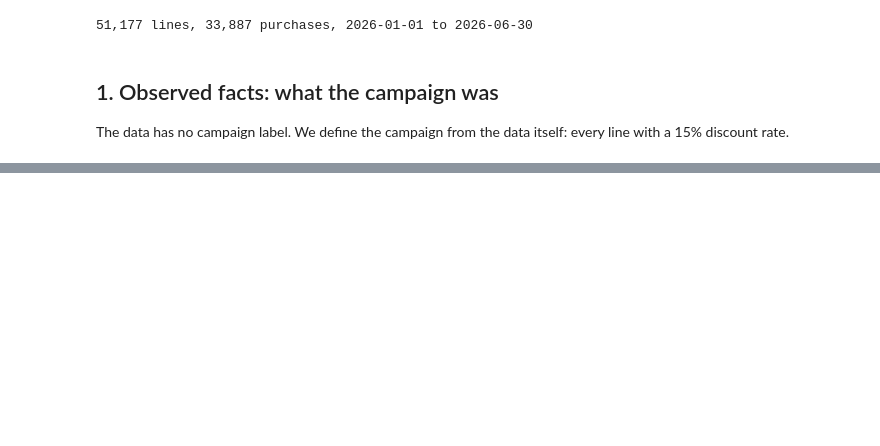
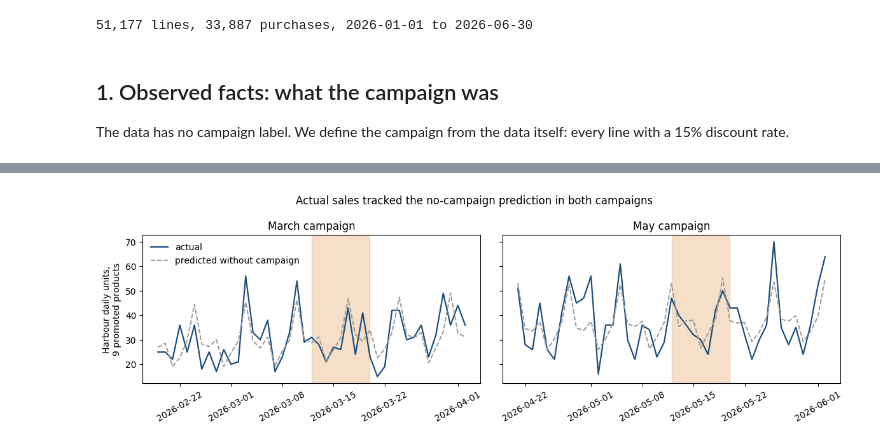
Before and after one commit to Zahraa0610/EECE490-HACKATHON-zjad, a Jupyter notebook: stories_step1/notebooks/02_promo_campaign.ipynb, the cells around one changed output, grey strips where cells are left out. Saved outputs shown, nothing was run; the diff lists cells and outputs as text; code cells hidden in the pictures; blank space fills up the shorter version.

Commit message:
Garden costing audit, ML campaign counterfactual, README theme

```diff
--- a/stories_step1/notebooks/02_promo_campaign.ipynb
+++ b/stories_step1/notebooks/02_promo_campaign.ipynb
@@ -157,12 +33,0 @@ results.round(1)
-# %%
-share = daily.units_H_camp / (daily.units_H_camp + daily.units_C_camp)
-fig, ax = plt.subplots(figsize=(11, 3.8))
-ax.plot(share.index, share.values, lw=0.8, color="#888", label="daily")
-ax.plot(share.index, share.rolling(7, center=True).mean(), lw=2, color="#1f4e79", label="7-day average")
-for s, e in [(CAMP_DAYS[0], CAMP_DAYS[7]), (CAMP_DAYS[8], CAMP_DAYS[-1])]:
-    ax.axvspan(s, e + pd.Timedelta(hours=23), color="#d9822b", alpha=0.25)
-ax.text(CAMP_DAYS[0], share.max(), " 15% campaign", color="#a85c12", va="top")
-ax.set_ylabel("Harbour share of\npromoted-item units")
-ax.set_title("Harbour's share of chain sales of the 9 promoted items barely moved during the campaigns")
-ax.legend(loc="lower right", frameon=False)
-plt.tight_layout(); plt.savefig(FIG / "campaign_share.png", dpi=150); plt.show()
@@ -325,0 +211,19 @@ To detect a +30% lift (80% power, 5% level): ~20 offer days + 20 control days
+# %%
+EPISODES = {"March": CAMP & (idx.month == 3), "May": CAMP & (idx.month == 5)}
+est = []
+for oname, spec in OUTCOMES.items():
+    noise = cv[(cv.outcome == oname) & (cv.method == "Linear regression")]["err8"]
+    for ep, mask in EPISODES.items():
+        for m in METHODS:
+            pred = predict(daily, m, spec, CLEAN, mask).sum()
+            act = daily.loc[mask, spec["y"]].sum()
+            row = {"outcome": oname, "episode": ep, "method": m, "actual": act, "predicted": pred, "effect": act - pred}
+            if m == "Linear regression":
+                row["chance range"] = f"{act - pred + noise.quantile(0.05):+.0f} to {act - pred + noise.quantile(0.95):+.0f}"
+                row["share of fake periods this extreme"] = (noise.abs() >= abs(act - pred)).mean()
+            est.append(row)
+est = pd.DataFrame(est)
+main = est[est.method == "Linear regression"].set_index(["outcome", "episode"]).drop(columns="method")
+display(main.round(2))
+print("Robustness: effect by method")
+display(est.pivot_table(index=["outcome", "episode"], columns="method", values="effect").round(1))
@@ -325,0 +254,16 @@ To detect a +30% lift (80% power, 5% level): ~20 offer days + 20 control days
+# %%
+fig, axes = plt.subplots(1, 2, figsize=(12, 3.8), sharey=True)
+lin_all = LinearRegression().fit(daily.loc[CLEAN, OUTCOMES["promoted units"]["X"]], daily.loc[CLEAN, "u_H_camp"])
+pred_all = pd.Series(lin_all.predict(daily[OUTCOMES["promoted units"]["X"]]), index=idx)
+for ax, (ep, mask) in zip(axes, EPISODES.items()):
+    start = idx[mask][0] - pd.Timedelta(days=21); end = idx[mask][-1] + pd.Timedelta(days=14)
+    w = (idx >= start) & (idx <= end)
+    ax.plot(idx[w], daily.loc[w, "u_H_camp"], color="#1f4e79", lw=1.6, label="actual")
+    ax.plot(idx[w], pred_all[w], color="#999", lw=1.4, ls="--", label="predicted without campaign")
+    ax.axvspan(idx[mask][0], idx[mask][-1] + pd.Timedelta(hours=23), color="#d9822b", alpha=0.25)
+    ax.set_title(f"{ep} campaign"); ax.tick_params(axis="x", rotation=30)
+axes[0].set_ylabel("Harbour daily units,\n9 promoted products"); axes[0].legend(frameon=False, loc="upper left")
+fig.suptitle("Actual sales tracked the no-campaign prediction in both campaigns")
+plt.tight_layout(); plt.savefig(FIG / "campaign_counterfactual.png", dpi=150); plt.show()
+# %% [output]
+[figure, added]
```
Also changed, not shown: parts of 51 cells of this notebook, 9 other files.
